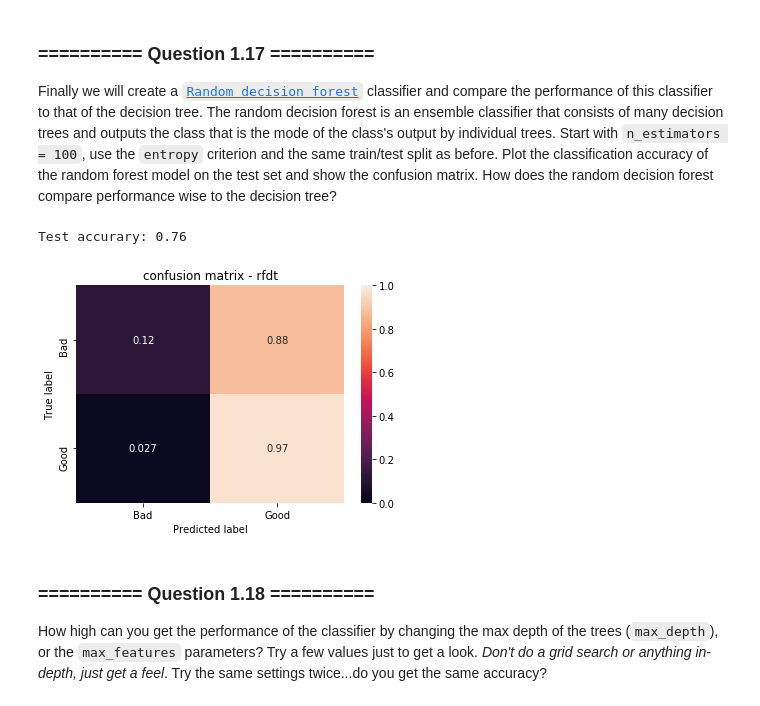
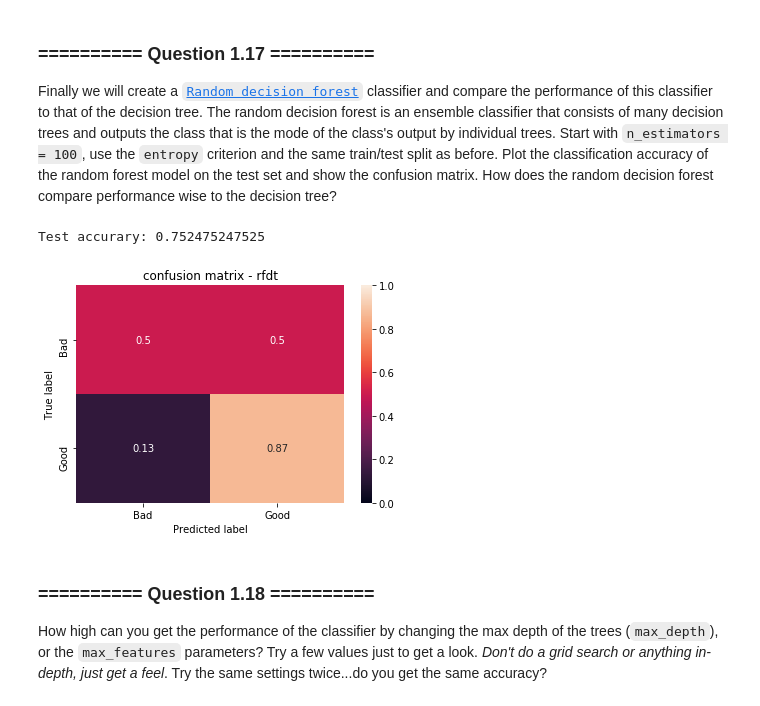
Before and after one commit to ShootingSpace/Machine-learning-practical-with-scikit-learn, a Jupyter notebook: 04_Lab_2_Decision_trees_linear_regression.ipynb, the cells around one changed output. Saved outputs shown, nothing was run; the diff lists cells and outputs as text; code cells hidden in the pictures.

```diff
--- a/04_Lab_2_Decision_trees_linear_regression.ipynb
+++ b/04_Lab_2_Decision_trees_linear_regression.ipynb
@@ -315,18 +315,18 @@ plot_confusion_matrix(cm_test, title='confusion matrix - test',classes=['Bad', '
 Finally we will create a [`Random decision forest`](http://scikit-learn.org/stable/modules/generated/sklearn.ensemble.RandomForestClassifier.html) classifier and compare the performance of this classifier to that of the decision tree. The random decision forest is an ensemble classifier that consists of many decision trees and outputs the class that is the mode of the class's output by individual trees. Start with `n_estimators = 100`, use the `entropy` criterion and the same train/test split as before. Plot the classification accuracy of the random forest model on the test set and show the confusion matrix. How does the random decision forest compare performance wise to the decision tree?
 # %%
 # Your code goes here
-rfdt = RandomForestClassifier(max_depth=4,criterion='entropy', n_estimators=100).fit(X_train,y_train)
+rfdt = RandomForestClassifier(criterion='entropy', n_estimators=100).fit(X_train,y_train)
 
 print('Test accurary:',rfdt.score(X_test,y_test))
 
 cm_test_rfdt = confusion_matrix(y_test,rfdt.predict(X_test))
 cm_test_rfdt = cm_test_rfdt/cm_test_rfdt.sum(axis=1)[:, np.newaxis]
 
 plt.figure()
 plot_confusion_matrix(cm_test_rfdt, title='confusion matrix - rfdt',classes=['Bad', 'Good'])
 # %% [output]
-Test accurary: 0.76
+Test accurary: 0.752475247525
-[figure, old version]
+[figure, new version]
 # %% [markdown]
 ### ========== Question 1.18 ==========
 How high can you get the performance of the classifier by changing the max depth of the trees (`max_depth`), or the `max_features` parameters? Try a few values just to get a look. *Don't do a grid search or anything in-depth, just get a feel*. Try the same settings twice...do you get the same accuracy?
```
Also changed, not shown: parts of 5 cells of this notebook, 1 other file.
